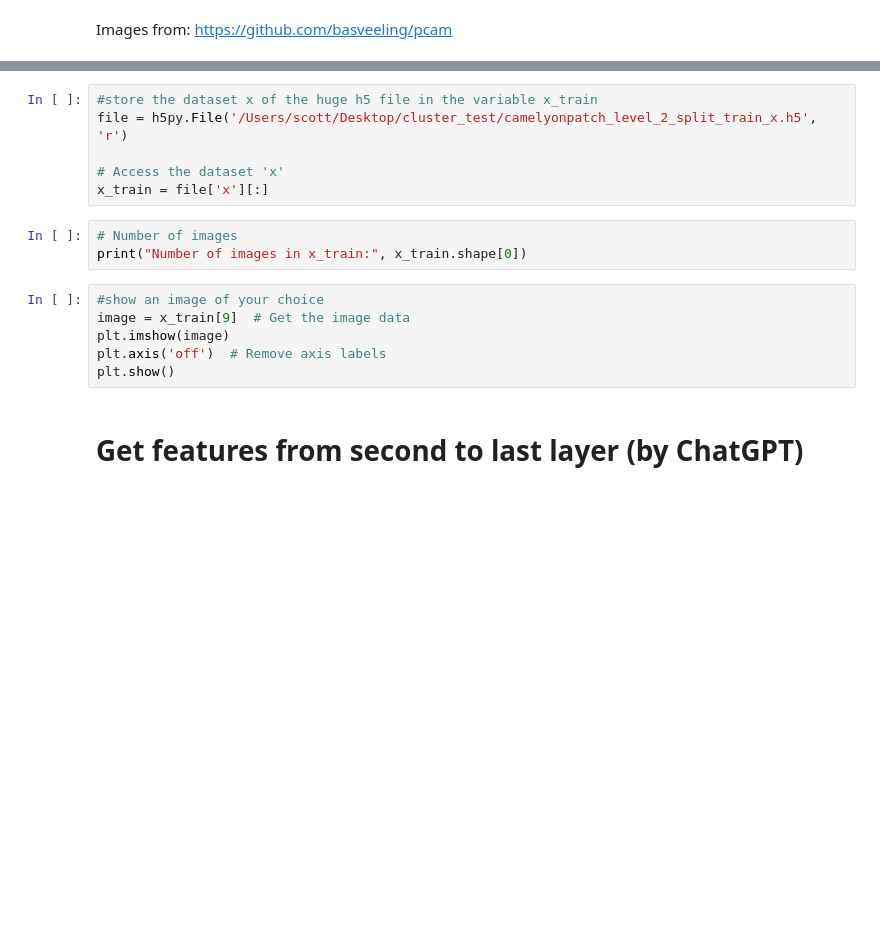
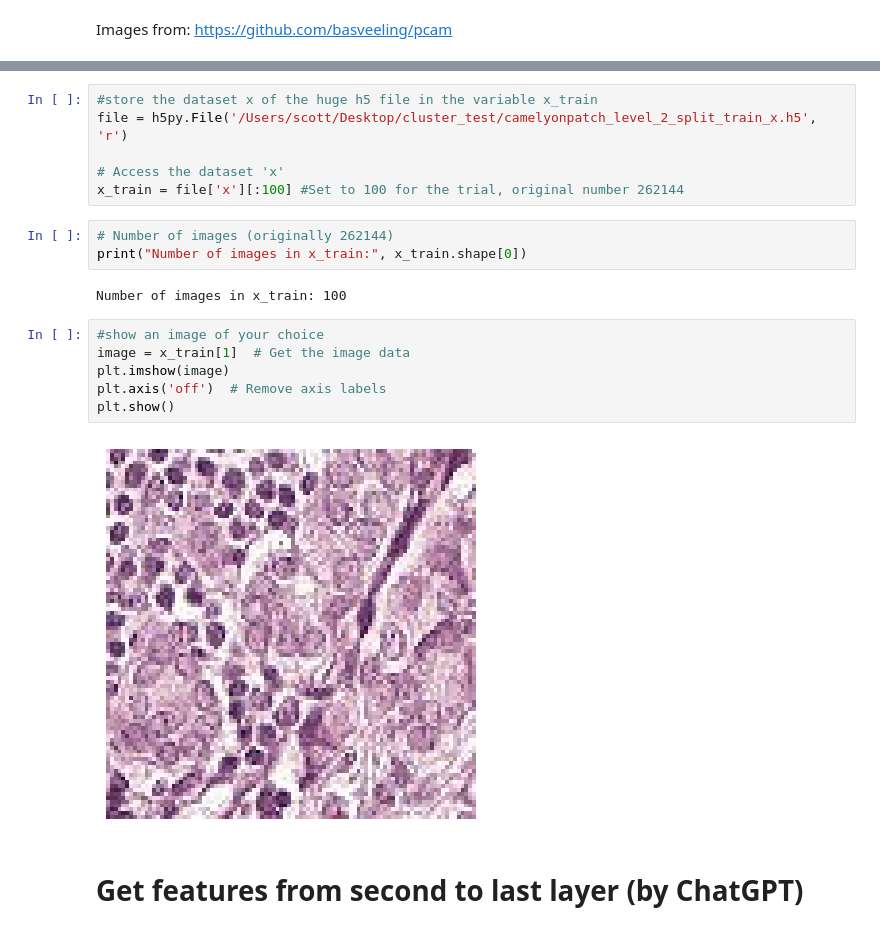
Before and after one commit to km-scott/clustering_feature_vectors, a Jupyter notebook: clustering_feature_vectors.ipynb, the cells around one changed output, grey strips where cells are left out. Cells and saved outputs as stored; diff of their text form; blank space fills up the shorter version.

```diff
--- a/clustering_feature_vectors.ipynb
+++ b/clustering_feature_vectors.ipynb
@@ -73,16 +65,20 @@ with h5py.File('/Users/scott/Desktop/cluster_test/camelyonpatch_level_2_split_tr
 file = h5py.File('/Users/scott/Desktop/cluster_test/camelyonpatch_level_2_split_train_x.h5', 'r')
 
 # Access the dataset 'x'
-x_train = file['x'][:]
+x_train = file['x'][:100] #Set to 100 for the trial, original number 262144
 # %%
-# Number of images
+# Number of images (originally 262144)
 print("Number of images in x_train:", x_train.shape[0])
+# %% [output]
+Number of images in x_train: 100
 # %%
 #show an image of your choice
-image = x_train[9]  # Get the image data
+image = x_train[1]  # Get the image data
 plt.imshow(image)
 plt.axis('off')  # Remove axis labels
 plt.show()
+# %% [output]
+[figure, added]
 # %% [markdown]
 # Get features from second to last layer (by ChatGPT)
 # %%
```
Also changed, not shown: parts of 15 cells of this notebook.
